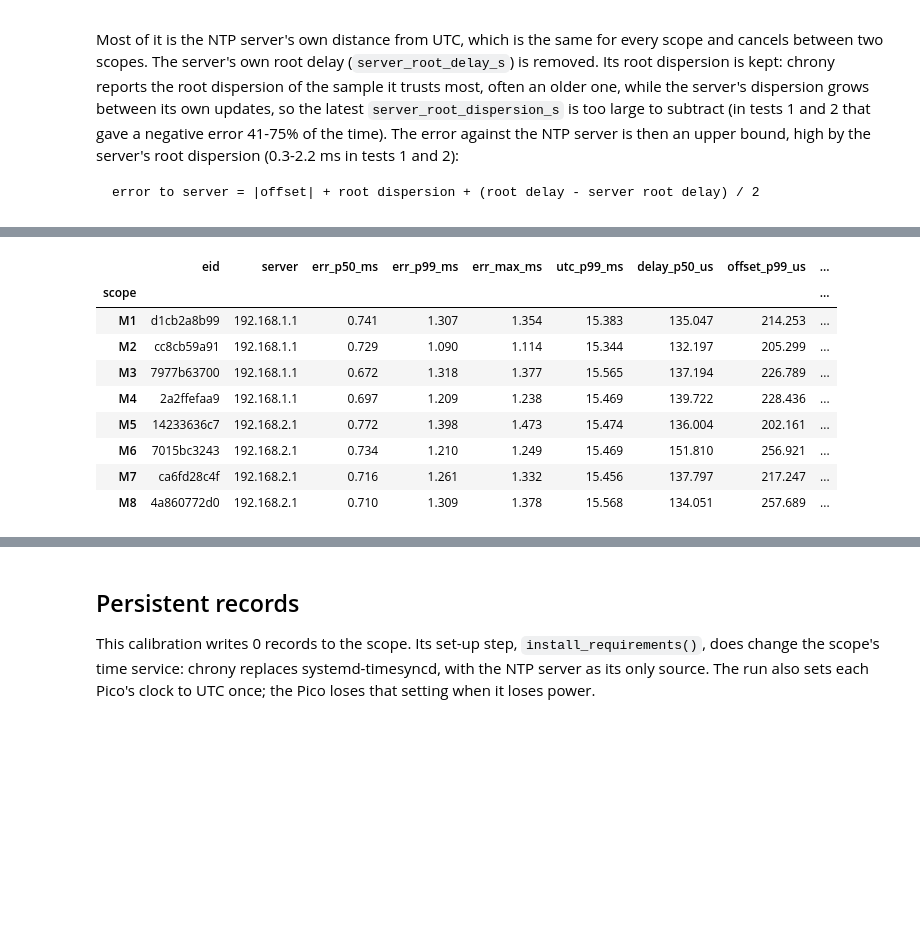
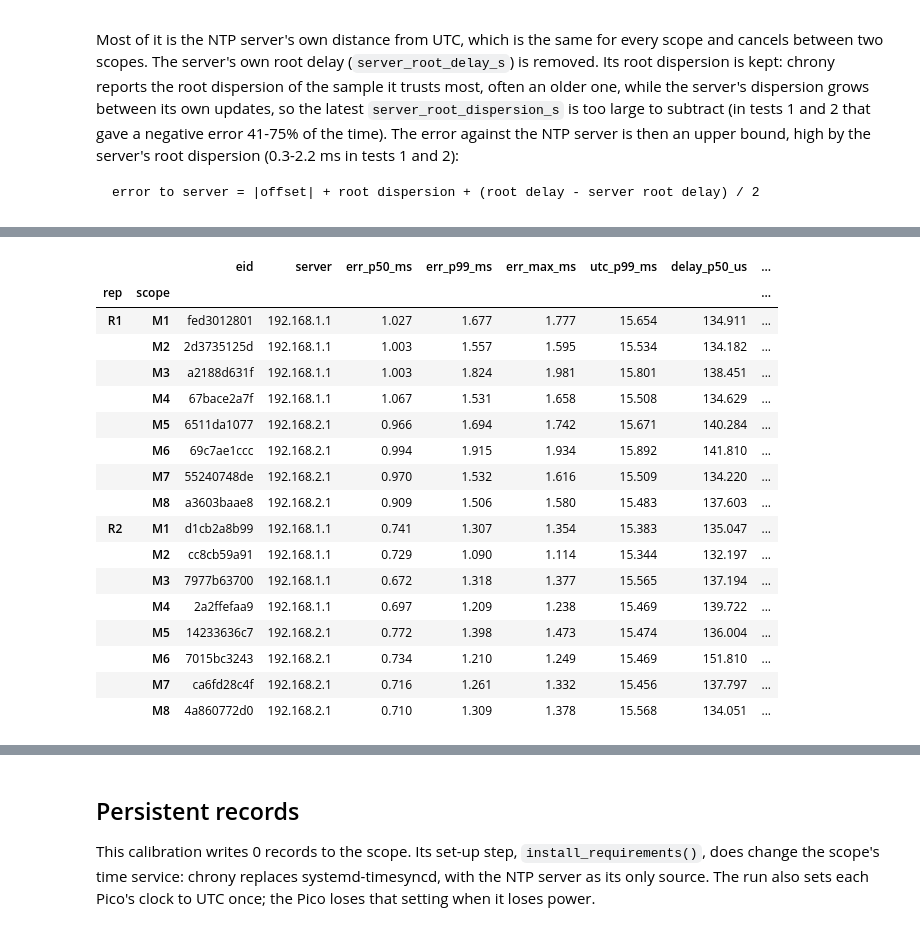
Before and after one commit to Trappy-Scopes/trappyframe, a Jupyter notebook: calibrations/fleet_clock_synchronization.ipynb, the cells around one changed output, grey strips where cells are left out. Drawn from its saved outputs; the diff is of its cells as text; code cells hidden in the pictures; blank space fills up the shorter version.

```diff
--- a/calibrations/fleet_clock_synchronization.ipynb
+++ b/calibrations/fleet_clock_synchronization.ipynb
@@ -211,7 +232,8 @@ server's root dispersion (0.3-2.2 ms in tests 1 and 2):
 ntp = res[res.stream == "ntp"].dropna(axis=1, how="all").copy()
 old_sign = setup[setup.sign_check.astype(str).str.startswith("OPPOSITE")].eid.unique()
 ntp.loc[ntp.eid.isin(old_sign), "offset_s"] *= -1        # recorded before the script fixed the sign
-tr = pd.concat([pd.read_csv(f"{exps.get_parent_dir(e)}/{e}_tracking.csv").assign(eid=e)
+ntp = ntp.assign(scope=ntp.eid.map(scope_of), rep=ntp.eid.map(rep_of))
+tr = pd.concat([pd.read_csv(f"{exp_of[e].get_parent_dir(e)}/{e}_tracking.csv").assign(eid=e)
                 for e in runs.eid]).sort_values("wall")
 last = ntp[["eid", "wall", "server_root_delay_s"]].sort_values("wall")
 last["server_root_delay_s"] = last.groupby("eid").server_root_delay_s.cummin()  # never remove too much
@@ -219,6 +241,6 @@ tr = pd.merge_asof(tr, last, on="wall", by="eid", direction="backward")
 tr["err_server_s"] = (tr.clock_offset_s.abs() + tr.root_dispersion_s
                       + (tr.root_delay_s - tr.server_root_delay_s) / 2)
 tr = tr.dropna(subset=["err_server_s"])                  # before the run's first clock update
-tr["scope"] = tr.eid.map(scope_of)
-tr["time"] = pd.to_datetime(tr.wall, unit="s", utc=True).dt.tz_convert(TZ)
+tr = tr.assign(scope=tr.eid.map(scope_of), rep=tr.eid.map(rep_of))
+tr["hours"] = (tr.wall - tr.groupby("rep").wall.transform("min")) / 3600   # since the repeat began
 # %% [markdown]
@@ -311,10 +339,9 @@ its clock counts fractions of a second.
 # %%
 pico = res[res.stream == "pico"].dropna(axis=1, how="all").sort_values("wall")
-pico["scope"] = pico.eid.map(scope_of)
-info = exps.df_events.query("type == 'pico_check'").assign(scope=lambda d: d.eid.map(scope_of))
-found = pico[pico.phase == "as_found"].groupby("scope").first()
-found = info.set_index("scope")[["machine", "micropython", "time_ns_subsecond"]].join(
-    found[["pico_time", "offset_s"]].rename(columns={"pico_time": "pico_clock_as_found"}))
-found["found_s"] = found.pop("offset_s").round(3)
-found.reindex(present).astype({"found_s": str})           # plain seconds, not 1.85e+08
+pico = pico.assign(scope=pico.eid.map(scope_of), rep=pico.eid.map(rep_of))
+info = pd.concat(e.df_events.query("type == 'pico_check'") for e in exps.values())
+info = info.assign(scope=info.eid.map(scope_of)).groupby("scope")[
+    ["machine", "micropython", "time_ns_subsecond"]].last()
+found = pico[pico.phase == "as_found"].groupby(["scope", "rep"]).offset_s.first().unstack("rep")
+info.join(found.round(3).astype(str).add_prefix("found_s ")).reindex(present)   # plain seconds
 # %% [output]
@@ -371,33 +398,42 @@ it was set (ms; about +1000 ms in test 1, before the script wrote the time one s
 # %%
 q = lambda p: (lambda x: 1e3 * x.quantile(p))
-fleet = runs[["eid", "server"]].join(tr.groupby("scope").agg(
+per_run = runs[["eid", "server"]].join(tr.groupby(["rep", "scope"]).agg(
     err_p50_ms=("err_server_s", q(0.5)), err_p99_ms=("err_server_s", q(0.99)),
     err_max_ms=("err_server_s", q(1.0)), utc_p99_ms=("max_error_s", q(0.99))))
-fleet["delay_p50_us"] = 1e6 * ntp.groupby("scope").peer_delay_s.median()
-fleet["offset_p99_us"] = 1e6 * ntp.groupby("scope").offset_s.apply(lambda x: x.abs().quantile(0.99))
-fleet["longest_gap_s"] = ntp.sort_values("wall").groupby("scope").wall.apply(lambda w: w.diff().max())
-fleet["pico_found_s"] = found.found_s
-fleet["pico_set_ms"] = 1e3 * after.groupby("scope").offset_s.first()
-fleet["pico_drift_ppm"] = drift
-fleet["pico_moved_max_ms"] = after.groupby("scope").moved_ms.apply(lambda x: x.abs().max())
-fleet["accepted"] = fleet.err_p99_ms < ACCEPT_MS / 2
-fleet = fleet.reindex(present)
+n = ntp.sort_values("wall").groupby(["rep", "scope"])
+per_run["delay_p50_us"] = 1e6 * n.peer_delay_s.median()
+per_run["offset_p99_us"] = 1e6 * n.offset_s.apply(lambda x: x.abs().quantile(0.99))
+per_run["longest_gap_s"] = n.wall.apply(lambda w: w.diff().max())
+per_run["accepted"] = per_run.err_p99_ms < ACCEPT_MS / 2
+per_run["pico_found_s"] = found.stack().swaplevel()
+per_run["pico_set_ms"] = 1e3 * after.groupby(["rep", "scope"]).offset_s.first()
+per_run["pico_drift_ppm"] = drift
+per_run["pico_moved_max_ms"] = after.groupby(["rep", "scope"]).moved_ms.apply(lambda x: x.abs().max())
+per_run["fleet_bound_ms"] = bounds.fleet_bound_ms.reindex(per_run.index.get_level_values("rep")).values
 
-os.makedirs(OUT, exist_ok=True)
-fleet.to_csv(f"{OUT}/fleet_clock_synchronization.csv")
-for s, row in fleet.iterrows():                           # one copy next to each run's data
-    os.makedirs(exps.get_analysis_dir(row.eid), exist_ok=True)
-    with open(os.path.join(exps.get_analysis_dir(row.eid), "fleet_clock_synchronization.yaml"), "w") as f:
-        yaml.safe_dump({k: (v.item() if hasattr(v, "item") else v) for k, v in row.items()}, f)
-fleet.round(3).astype({"pico_found_s": str})
+for (r, s), row in per_run.iterrows():                    # one copy next to each run's data
+    path = exp_of[row.eid].get_analysis_dir(row.eid)
+    os.makedirs(path, exist_ok=True)
+    with open(os.path.join(path, "fleet_clock_synchronization.yaml"), "w") as f:
+        yaml.safe_dump({"rep": r, "scope": s, **{k: (v.item() if hasattr(v, "item") else v)
+                                                 for k, v in row.items()}}, f)
+per_run.round(3).astype({"pico_found_s": str})
 # %% [output]
-|  | eid | server | err_p50_ms | err_p99_ms | err_max_ms | utc_p99_ms | delay_p50_us | offset_p99_us | ... |
-| scope |  |  |  |  |  |  |  |  | ... |
-| M1 | d1cb2a8b99 | 192.168.1.1 | 0.741 | 1.307 | 1.354 | 15.383 | 135.047 | 214.253 | ... |
-| M2 | cc8cb59a91 | 192.168.1.1 | 0.729 | 1.090 | 1.114 | 15.344 | 132.197 | 205.299 | ... |
-| M3 | 7977b63700 | 192.168.1.1 | 0.672 | 1.318 | 1.377 | 15.565 | 137.194 | 226.789 | ... |
-| M4 | 2a2ffefaa9 | 192.168.1.1 | 0.697 | 1.209 | 1.238 | 15.469 | 139.722 | 228.436 | ... |
-| M5 | 14233636c7 | 192.168.2.1 | 0.772 | 1.398 | 1.473 | 15.474 | 136.004 | 202.161 | ... |
-| M6 | 7015bc3243 | 192.168.2.1 | 0.734 | 1.210 | 1.249 | 15.469 | 151.810 | 256.921 | ... |
-| M7 | ca6fd28c4f | 192.168.2.1 | 0.716 | 1.261 | 1.332 | 15.456 | 137.797 | 217.247 | ... |
-| M8 | 4a860772d0 | 192.168.2.1 | 0.710 | 1.309 | 1.378 | 15.568 | 134.051 | 257.689 | ... |
+|  |  | eid | server | err_p50_ms | err_p99_ms | err_max_ms | utc_p99_ms | delay_p50_us | ... |
+| rep | scope |  |  |  |  |  |  |  | ... |
+| R1 | M1 | fed3012801 | 192.168.1.1 | 1.027 | 1.677 | 1.777 | 15.654 | 134.911 | ... |
+|  | M2 | 2d3735125d | 192.168.1.1 | 1.003 | 1.557 | 1.595 | 15.534 | 134.182 | ... |
+|  | M3 | a2188d631f | 192.168.1.1 | 1.003 | 1.824 | 1.981 | 15.801 | 138.451 | ... |
+|  | M4 | 67bace2a7f | 192.168.1.1 | 1.067 | 1.531 | 1.658 | 15.508 | 134.629 | ... |
+|  | M5 | 6511da1077 | 192.168.2.1 | 0.966 | 1.694 | 1.742 | 15.671 | 140.284 | ... |
+|  | M6 | 69c7ae1ccc | 192.168.2.1 | 0.994 | 1.915 | 1.934 | 15.892 | 141.810 | ... |
+|  | M7 | 55240748de | 192.168.2.1 | 0.970 | 1.532 | 1.616 | 15.509 | 134.220 | ... |
+|  | M8 | a3603baae8 | 192.168.2.1 | 0.909 | 1.506 | 1.580 | 15.483 | 137.603 | ... |
+| R2 | M1 | d1cb2a8b99 | 192.168.1.1 | 0.741 | 1.307 | 1.354 | 15.383 | 135.047 | ... |
+|  | M2 | cc8cb59a91 | 192.168.1.1 | 0.729 | 1.090 | 1.114 | 15.344 | 132.197 | ... |
+|  | M3 | 7977b63700 | 192.168.1.1 | 0.672 | 1.318 | 1.377 | 15.565 | 137.194 | ... |
+|  | M4 | 2a2ffefaa9 | 192.168.1.1 | 0.697 | 1.209 | 1.238 | 15.469 | 139.722 | ... |
+|  | M5 | 14233636c7 | 192.168.2.1 | 0.772 | 1.398 | 1.473 | 15.474 | 136.004 | ... |
+|  | M6 | 7015bc3243 | 192.168.2.1 | 0.734 | 1.210 | 1.249 | 15.469 | 151.810 | ... |
+|  | M7 | ca6fd28c4f | 192.168.2.1 | 0.716 | 1.261 | 1.332 | 15.456 | 137.797 | ... |
+|  | M8 | 4a860772d0 | 192.168.2.1 | 0.710 | 1.309 | 1.378 | 15.568 | 134.051 | ... |
```
Also changed, not shown: parts of 24 cells of this notebook, 1 other file.
